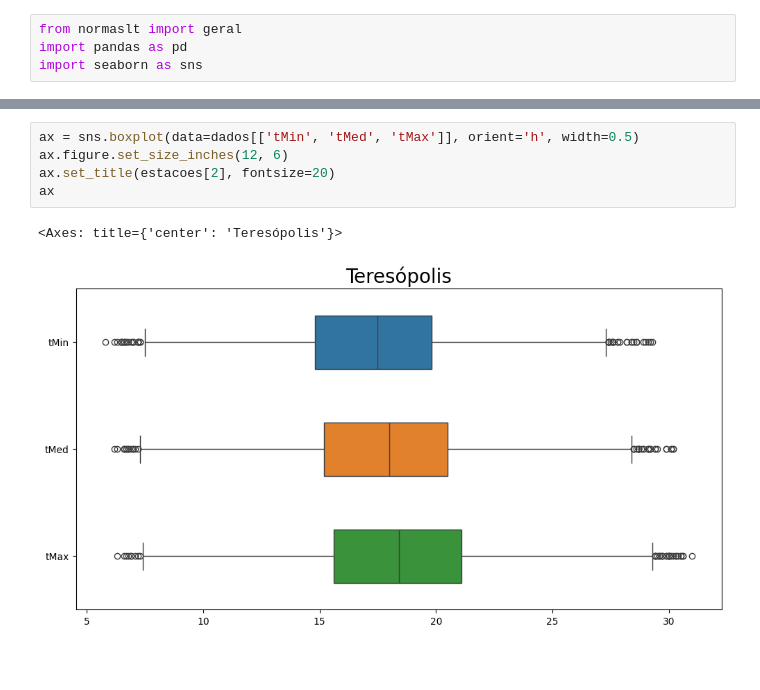
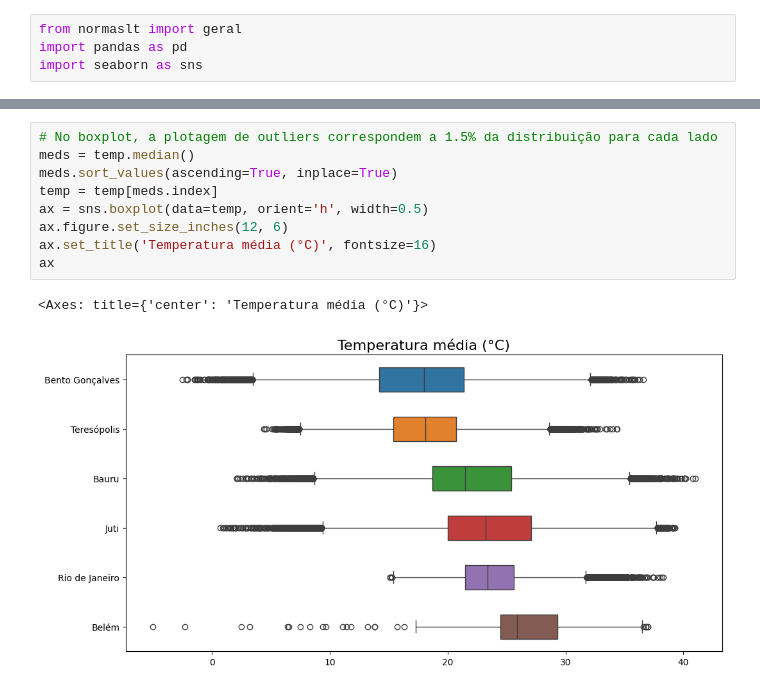
Before and after one commit to carloskleber/nbr5422, a Jupyter notebook: python/comparacaoEstacoes.ipynb, the cells around one changed output, grey strips where cells are left out. Drawn from its saved outputs; the diff is of its cells as text; blank space fills up the shorter version.

```diff
--- a/python/comparacaoEstacoes.ipynb
+++ b/python/comparacaoEstacoes.ipynb
@@ -58,8 +62,12 @@ dados.describe().round(2)
-# %%
-ax = sns.boxplot(data=dados[['tMin', 'tMed', 'tMax']], orient='h', width=0.5)
-ax.figure.set_size_inches(12, 6)
-ax.set_title(estacoes[2], fontsize=20)
-ax
-# %% [output]
-<Axes: title={'center': 'Teresópolis'}>
-[figure, removed]
+# %%
+# No boxplot, a plotagem de outliers correspondem a 1.5% da distribuição para cada lado
+meds = temp.median()
+meds.sort_values(ascending=True, inplace=True)
+temp = temp[meds.index]
+ax = sns.boxplot(data=temp, orient='h', width=0.5)
+ax.figure.set_size_inches(12, 6)
+ax.set_title('Temperatura média (°C)', fontsize=16)
+ax
+# %% [output]
+<Axes: title={'center': 'Temperatura média (°C)'}>
+[figure, added]
```
Also changed, not shown: parts of 7 cells of this notebook, 1 other file.
